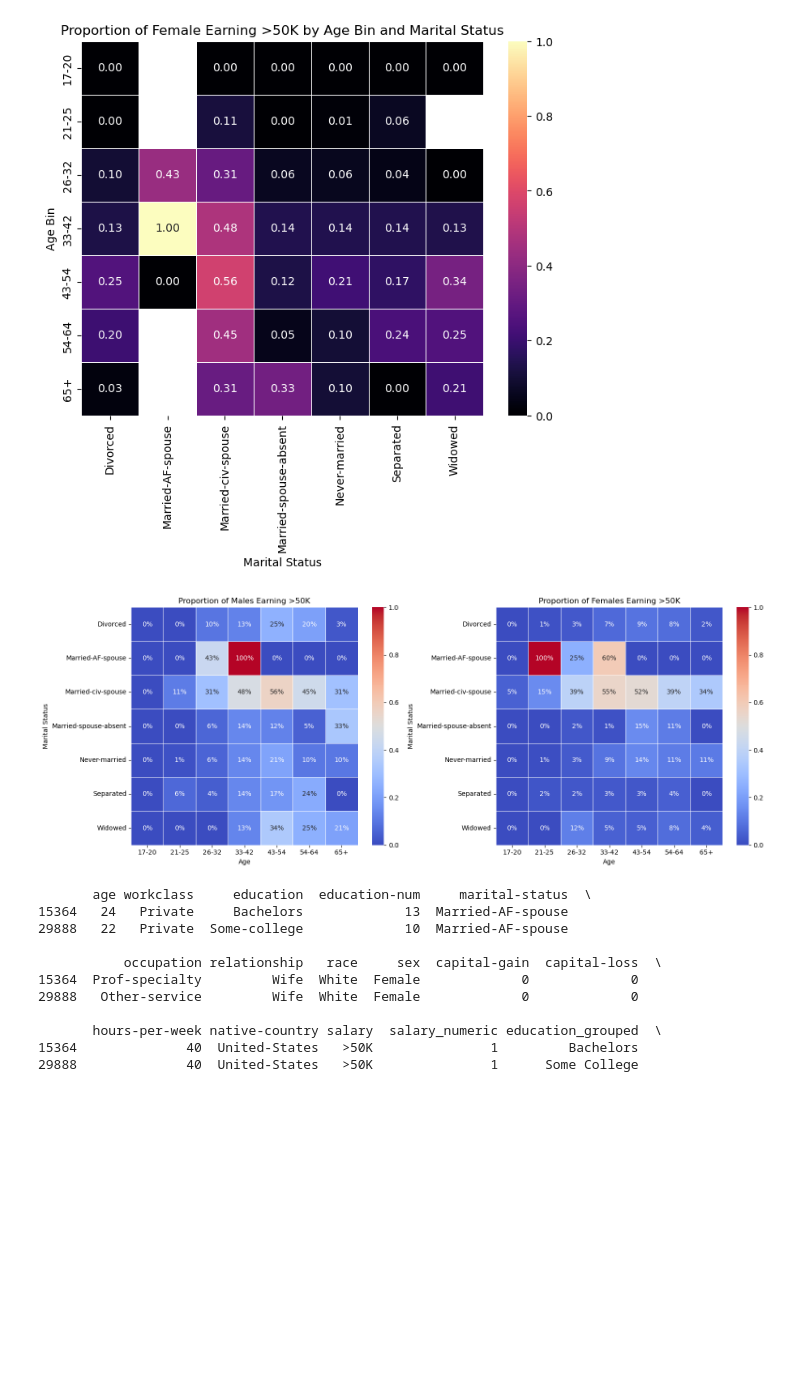
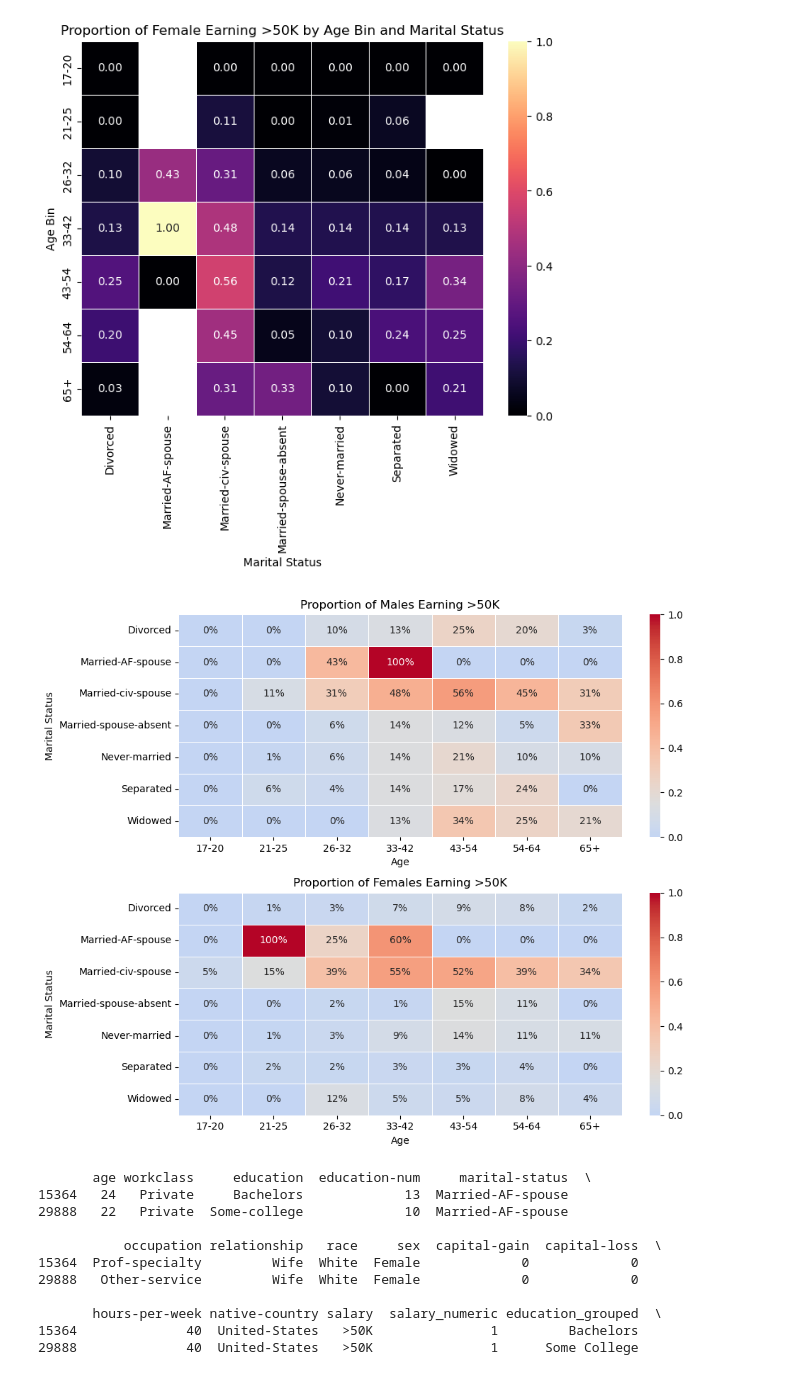
Before and after one commit to andreysgit/College-Data-Analysis, a Jupyter notebook: course_project.ipynb, the cells around one changed output. Drawn from its saved outputs; the diff is of its cells as text; code cells hidden in the pictures; blank space fills up the shorter version.

```diff
--- a/course_project.ipynb
+++ b/course_project.ipynb
@@ -924,34 +924,35 @@ plt.show()
 # %%
 import seaborn as sns
 import matplotlib.pyplot as plt
 
 # Filter males and females separately
 male_data = data[data['sex'] == 'Male']
 female_data = data[data['sex'] == 'Female']
 
 # Create pivot tables & fill NaN with 0
 male_pivot = male_data.pivot_table(values="salary_numeric", index="marital-status", columns="age-bins", aggfunc="mean").fillna(0)
 female_pivot = female_data.pivot_table(values="salary_numeric", index="marital-status", columns="age-bins", aggfunc="mean").fillna(0)
 
 # Create heatmaps for both genders
-fig, axes = plt.subplots(1, 2, figsize=(16, 6))
+fig, axes = plt.subplots(2, 1, figsize=(10, 8))
+axes = axes.flatten()
 
 # Male heatmap
-sns.heatmap(male_pivot, annot=True, cmap="coolwarm", fmt=".0%", linewidths=0.5, center=0.5, vmin=0, vmax=1, ax=axes[0])
+sns.heatmap(male_pivot, annot=True, cmap="coolwarm", fmt=".0%", linewidths=0.5, center=0.15, vmin=0, vmax=1, ax=axes[0])
 axes[0].set_title("Proportion of Males Earning >50K")
 axes[0].set_xlabel("Age")
 axes[0].set_ylabel("Marital Status")
 
 # Female heatmap
-sns.heatmap(female_pivot, annot=True, cmap="coolwarm", fmt=".0%", linewidths=0.5, center=0.5, vmin=0, vmax=1, ax=axes[1])
+sns.heatmap(female_pivot, annot=True, cmap="coolwarm", fmt=".0%", linewidths=0.5, center=0.15, vmin=0, vmax=1, ax=axes[1])
 axes[1].set_title("Proportion of Females Earning >50K")
+axes[1].set_ylabel("Marital Status")
 axes[1].set_xlabel("Age")
-axes[1].set_ylabel("Marital Status")
 
 plt.tight_layout()
 plt.show()
 # %% [output]
-[figure, old version]
+[figure, new version]
 # %%
 # print(data.loc[(data.loc['age-bins']=='21-25') and (data.loc['marital-status']=='Married-AF-spouse')])
 print(data.loc[(data['age-bins'] == '21-25') & (data['marital-status'] == 'Married-AF-spouse')])
```
Also changed, not shown: parts of 5 cells of this notebook, 6 other files.
